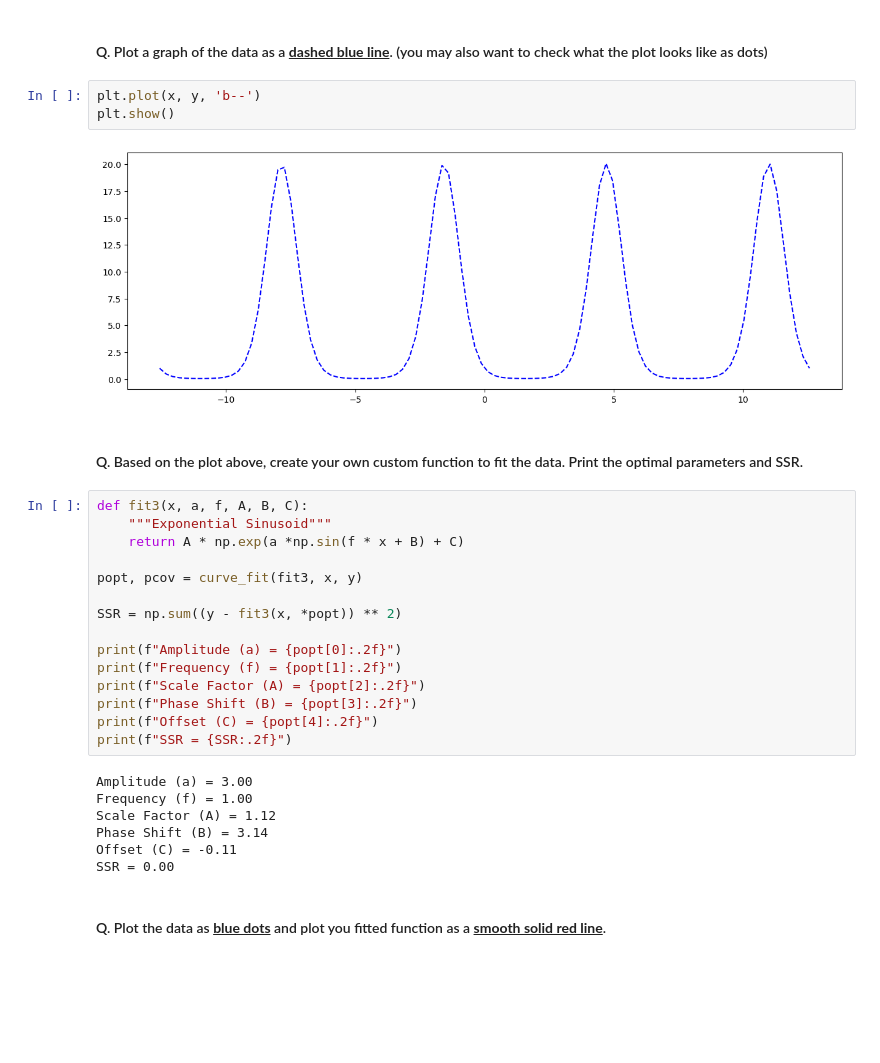
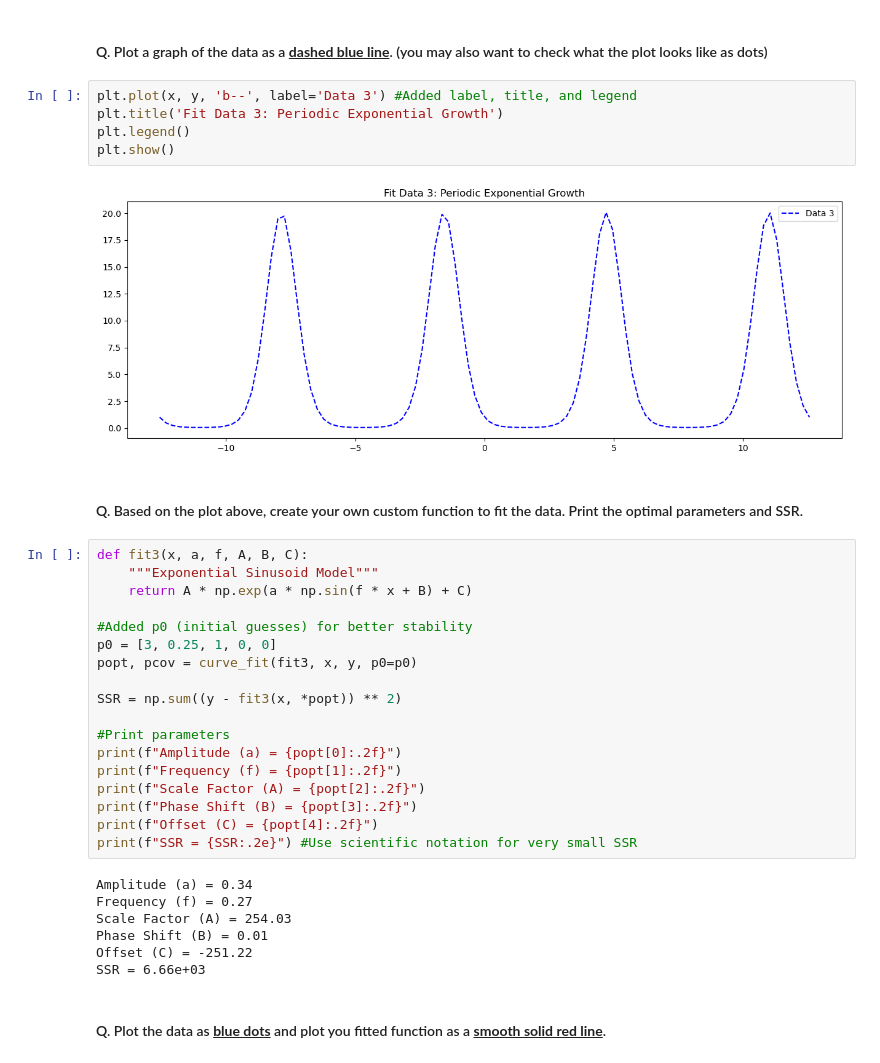
Before and after one commit to samsamotan/Quiz-1, a Jupyter notebook: Take Home Quiz 1 - Curve Fitting.ipynb, the cells around one changed output. Drawn from its saved outputs; the diff is of its cells as text; blank space fills up the shorter version.

```diff
--- a/Take Home Quiz 1 - Curve Fitting.ipynb
+++ b/Take Home Quiz 1 - Curve Fitting.ipynb
@@ -298,34 +298,39 @@ fit_data3
 x, y = fit_data3[['x', 'y']].to_numpy().T
 # %% [markdown]
 #### Q. Plot a graph of the data as a <b><u>dashed blue line</u></b>. (you may also want to check what the plot looks like as dots)
-# %%
-plt.plot(x, y, 'b--')
-plt.show()
-# %% [output]
-[figure, removed]
+# %%
+plt.plot(x, y, 'b--', label='Data 3') #Added label, title, and legend
+plt.title('Fit Data 3: Periodic Exponential Growth')
+plt.legend()
+plt.show()
+# %% [output]
+[figure, added]
 # %% [markdown]
 #### Q. Based on the plot above, create your own custom function to fit the data. Print the optimal parameters and SSR.
 # %%
 def fit3(x, a, f, A, B, C):
-    """Exponential Sinusoid"""
-    return A * np.exp(a *np.sin(f * x + B) + C)
+    """Exponential Sinusoid Model"""
+    return A * np.exp(a * np.sin(f * x + B) + C)
 
-popt, pcov = curve_fit(fit3, x, y)
+#Added p0 (initial guesses) for better stability
+p0 = [3, 0.25, 1, 0, 0]
+popt, pcov = curve_fit(fit3, x, y, p0=p0)
 
 SSR = np.sum((y - fit3(x, *popt)) ** 2)
 
+#Print parameters
 print(f"Amplitude (a) = {popt[0]:.2f}")
 print(f"Frequency (f) = {popt[1]:.2f}")
 print(f"Scale Factor (A) = {popt[2]:.2f}")
 print(f"Phase Shift (B) = {popt[3]:.2f}")
 print(f"Offset (C) = {popt[4]:.2f}")
-print(f"SSR = {SSR:.2f}")
+print(f"SSR = {SSR:.2e}") #Use scientific notation for very small SSR
 # %% [output]
-Amplitude (a) = 3.00
-Frequency (f) = 1.00
-Scale Factor (A) = 1.12
-Phase Shift (B) = 3.14
-Offset (C) = -0.11
-SSR = 0.00
+Amplitude (a) = 0.34
+Frequency (f) = 0.27
+Scale Factor (A) = 254.03
+Phase Shift (B) = 0.01
+Offset (C) = -251.22
+SSR = 6.66e+03
 # %% [markdown]
 #### Q. Plot the data as <u><b>blue dots</u></b> and plot you fitted function as a <b><u>smooth solid red line</u></b>.
```
Also changed, not shown: parts of 2 cells of this notebook.
